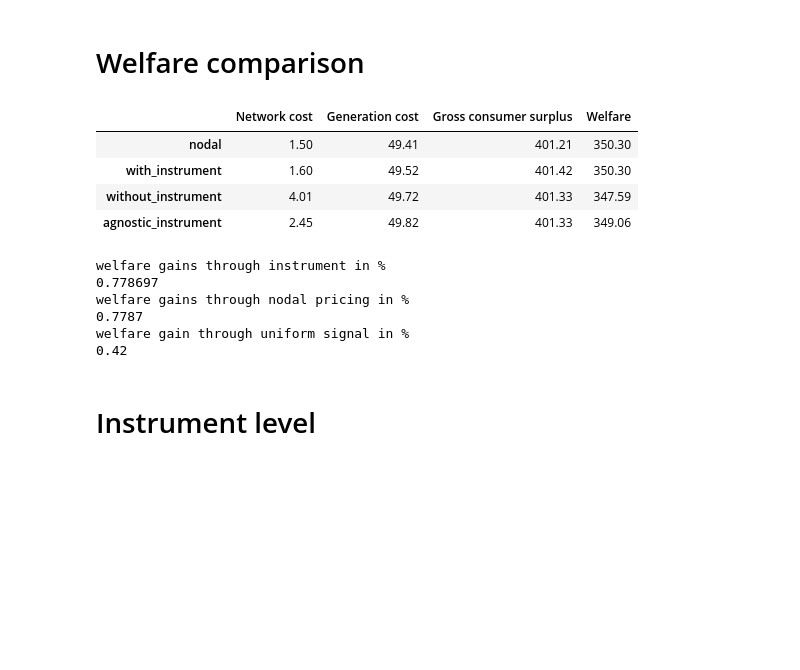
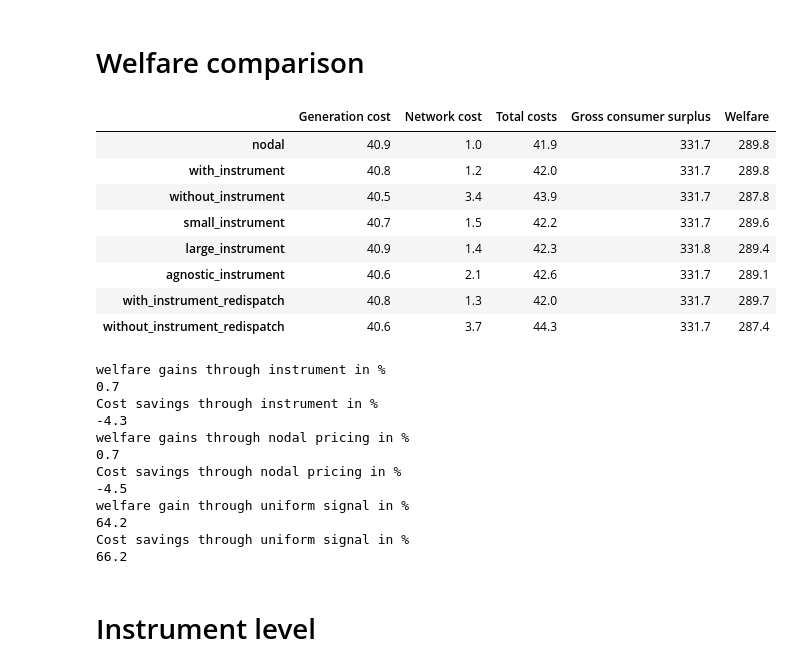
Before and after one commit to anselm-eicke/Locational-investment-signals, a Jupyter notebook: Two node models/Output/Postprocessing.ipynb, the cells around one changed output. Saved outputs shown, nothing was run; the diff lists cells and outputs as text; code cells hidden in the pictures; blank space fills up the shorter version.

```diff
--- a/Two node models/Output/Postprocessing.ipynb
+++ b/Two node models/Output/Postprocessing.ipynb
@@ -236,5 +235,26 @@ welfare = pd.DataFrame(index = scenarios, columns = ['Network cost', 'Generation
 # %%
+scenarios = list(['nodal', 'with_instrument', 'without_instrument', 'small_instrument', 'large_instrument', 'agnostic_instrument',  'with_instrument_redispatch', 'without_instrument_redispatch']);
+
+
+welfare = pd.DataFrame(index = scenarios, columns = ['Generation cost', 'Network cost', 'Total costs', 'Gross consumer surplus'])
+
 for scenario in scenarios:
+    welfare.loc[scenario, 'Generation cost'] = read_data(scenario, 'generation_costs').iloc[0,0]
     welfare.loc[scenario, 'Network cost'] = read_data(scenario, 'network_cost').iloc[0,0]
-    welfare.loc[scenario, 'Generation cost'] = read_data(scenario, 'generation_costs').iloc[0,0]
+    welfare.loc[scenario, 'Total costs'] = welfare.loc[scenario, 'Network cost'] + welfare.loc[scenario, 'Generation cost']
     welfare.loc[scenario, 'Gross consumer surplus'] = read_data(scenario, 'consumer_surplus').iloc[0,0]
+
+welfare['Welfare'] = welfare['Gross consumer surplus'] - welfare['Network cost'] - welfare['Generation cost'];
+welfare = welfare / 1000
+
+welfare.style.format('{0:,.1f}')
+# %% [output]
+|  | Generation cost | Network cost | Total costs | Gross consumer surplus | Welfare |
+| nodal | 40.9 | 1.0 | 41.9 | 331.7 | 289.8 |
+| with_instrument | 40.8 | 1.2 | 42.0 | 331.7 | 289.8 |
+| without_instrument | 40.5 | 3.4 | 43.9 | 331.7 | 287.8 |
+| small_instrument | 40.7 | 1.5 | 42.2 | 331.7 | 289.6 |
+| large_instrument | 40.9 | 1.4 | 42.3 | 331.8 | 289.4 |
+| agnostic_instrument | 40.6 | 2.1 | 42.6 | 331.7 | 289.1 |
+| with_instrument_redispatch | 40.8 | 1.3 | 42.0 | 331.7 | 289.7 |
+| without_instrument_redispatch | 40.6 | 3.7 | 44.3 | 331.7 | 287.4 |
@@ -246,30 +261,37 @@ welfare = welfare / 1000
-# %%
-welfare.style.format('{0:,.2f}')
-# %% [output]
-|  | Network cost | Generation cost | Gross consumer surplus | Welfare |
-| nodal | 1.50 | 49.41 | 401.21 | 350.30 |
-| with_instrument | 1.60 | 49.52 | 401.42 | 350.30 |
-| without_instrument | 4.01 | 49.72 | 401.33 | 347.59 |
-| agnostic_instrument | 2.45 | 49.82 | 401.33 | 349.06 |
 # %%
 print('welfare gains through instrument in %')
+print(round((welfare['Welfare']['with_instrument'] - welfare['Welfare']['without_instrument']) / welfare['Welfare']['without_instrument'] * 100,1))
 
-print(round((welfare['Welfare']['with_instrument'] - welfare['Welfare']['without_instrument']) / welfare['Welfare']['without_instrument'] * 100,6))
+print('Cost savings through instrument in %')
+print(round((welfare['Total costs']['with_instrument'] - welfare['Total costs']['without_instrument']) / welfare['Total costs']['without_instrument'] * 100,1))
 
 print('welfare gains through nodal pricing in %')
+print(round((welfare['Welfare']['nodal'] - welfare['Welfare']['without_instrument']) / welfare['Welfare']['without_instrument'] * 100,1))
 
-print(round((welfare['Welfare']['nodal'] - welfare['Welfare']['without_instrument']) / welfare['Welfare']['without_instrument'] * 100,6))
+print('Cost savings through nodal pricing in %')
+print(round((welfare['Total costs']['nodal'] - welfare['Total costs']['without_instrument']) / welfare['Total costs']['without_instrument'] * 100,1))
+
 
 if len(scenarios) > 3:
     print('welfare gain through uniform signal in %')
-    print(round((welfare['Welfare']['agnostic_instrument'] - welfare['Welfare']['without_instrument']) / welfare['Welfare']['with_instrument'] * 100,2))
+    print(round((welfare['Welfare']['agnostic_instrument'] - welfare['Welfare']['without_instrument']) / (welfare['Welfare']['with_instrument'] - welfare['Welfare']['without_instrument']) * 100,1))
+
+if len(scenarios) > 3:
+    print('Cost savings through uniform signal in %')
+    print(round((welfare['Total costs']['agnostic_instrument'] - welfare['Total costs']['without_instrument']) / (welfare['Total costs']['with_instrument'] - welfare['Total costs']['without_instrument']) * 100,1))
 # %% [output]
 welfare gains through instrument in %
-0.778697
+0.7
+Cost savings through instrument in %
+-4.3
 welfare gains through nodal pricing in %
-0.7787
+0.7
+Cost savings through nodal pricing in %
+-4.5
 welfare gain through uniform signal in %
-0.42
+64.2
+Cost savings through uniform signal in %
+66.2
 # %% [markdown]
 # Instrument level
 # %%
```
Also changed, not shown: parts of 17 cells of this notebook, 2 other files.
